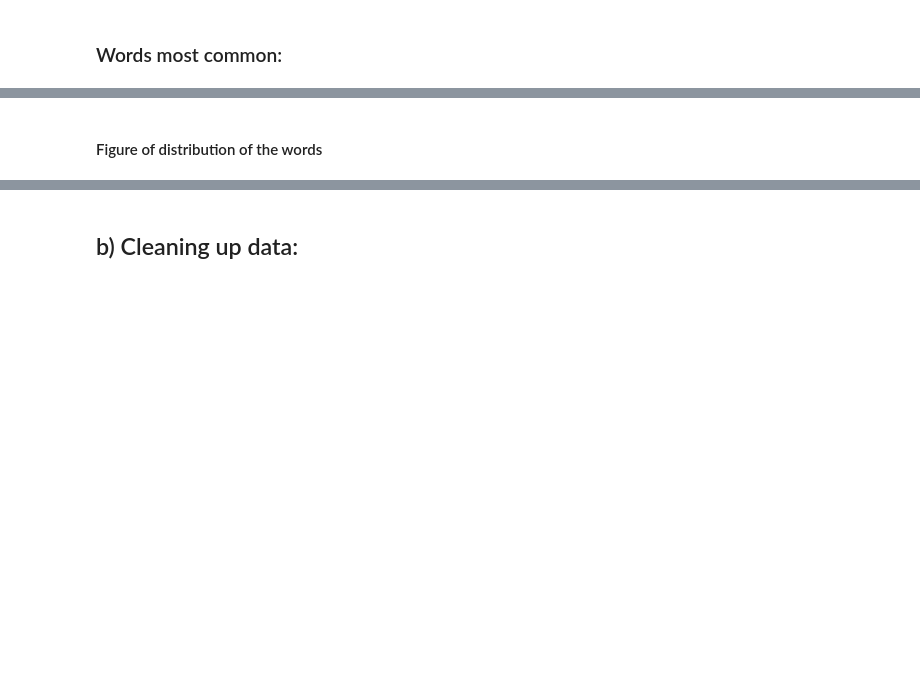
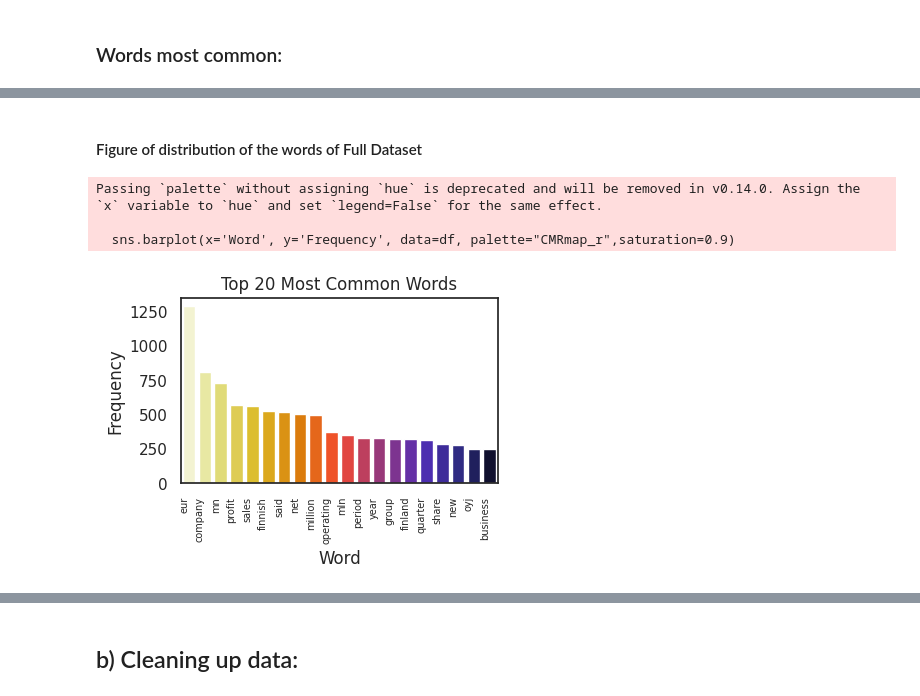
Before and after one commit to josuhinrichs/mandacaru-desafio2, a Jupyter notebook: desafio2.ipynb, the cells around one changed output, grey strips where cells are left out. Drawn from its saved outputs; the diff is of its cells as text; code cells hidden in the pictures; blank space fills up the shorter version.

```diff
--- a/desafio2.ipynb
+++ b/desafio2.ipynb
@@ -192,2 +222,25 @@ FreqDist({'eur': 1284, 'company': 809, 'mn': 729, 'profit': 568, 'sales': 560, '
 # %% [markdown]
-#### Figure of distribution of the words
+#### Figure of distribution of the words of Full Dataset
+# %%
+
+def plot_word_histogram(frequencies, top_n):
+    sorted_frequencies = sorted(frequencies, key=lambda x: x[1], reverse=True)
+    top_words, top_counts = zip(*sorted_frequencies[:top_n])
+    df = pd.DataFrame({'Word': top_words, 'Frequency': top_counts})
+
+    fig=plt.figure(figsize=(4,3),constrained_layout=True)
+    sns.barplot(x='Word', y='Frequency', data=df, palette="CMRmap_r",saturation=0.9)
+    plt.xlabel('Word')
+    plt.ylabel('Frequency')
+    plt.title(f'Top {top_n} Most Common Words')
+    plt.xticks(rotation=90, ha='right',fontsize=7)
+    plt.savefig('plot_word_distribution.png')
+
+# Example of usage
+name_file='distribution_words'
+plot_word_histogram(words_commons_dataset, top_n=20)
+# %% [output]
+Passing `palette` without assigning `hue` is deprecated and will be removed in v0.14.0. Assign the `x` variable to `hue` and set `legend=False` for the same effect.
+
+  sns.barplot(x='Word', y='Frequency', data=df, palette="CMRmap_r",saturation=0.9)
+[figure, added]
```
Also changed, not shown: parts of 13 cells of this notebook, 3 other files.
